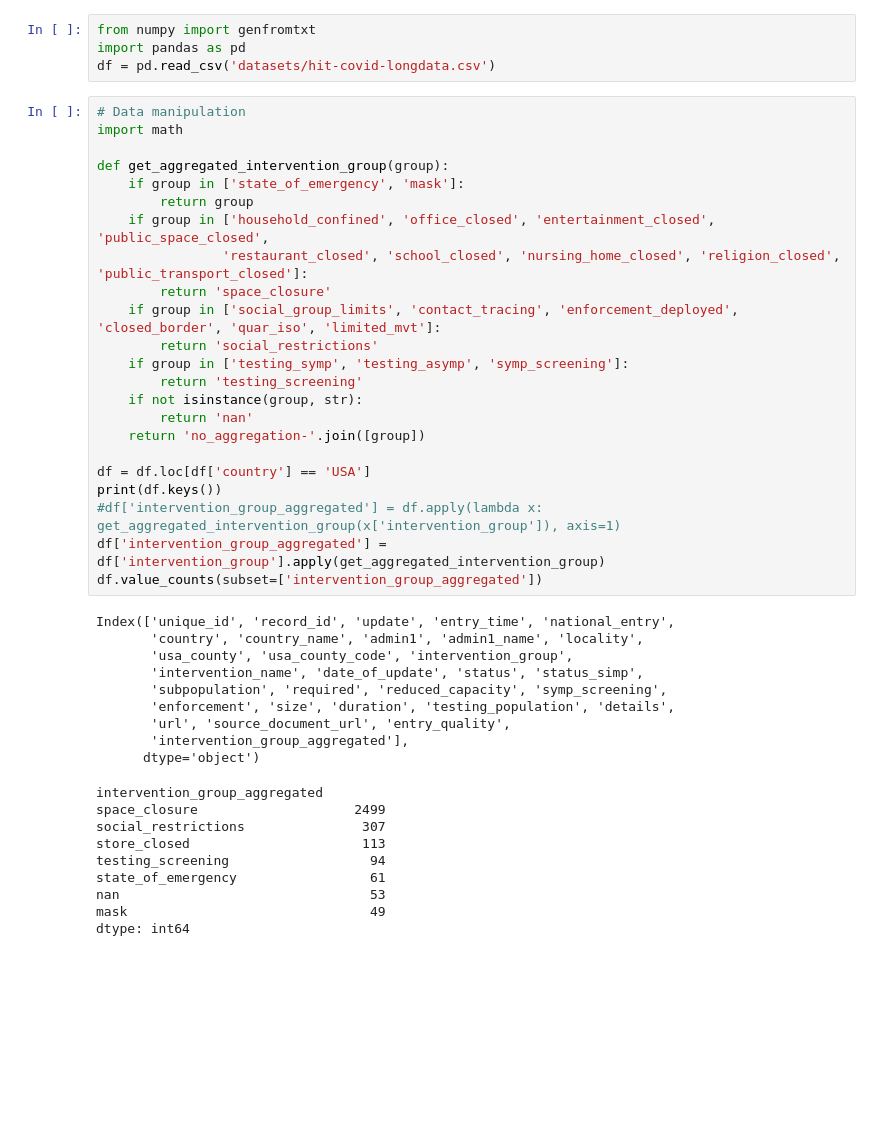
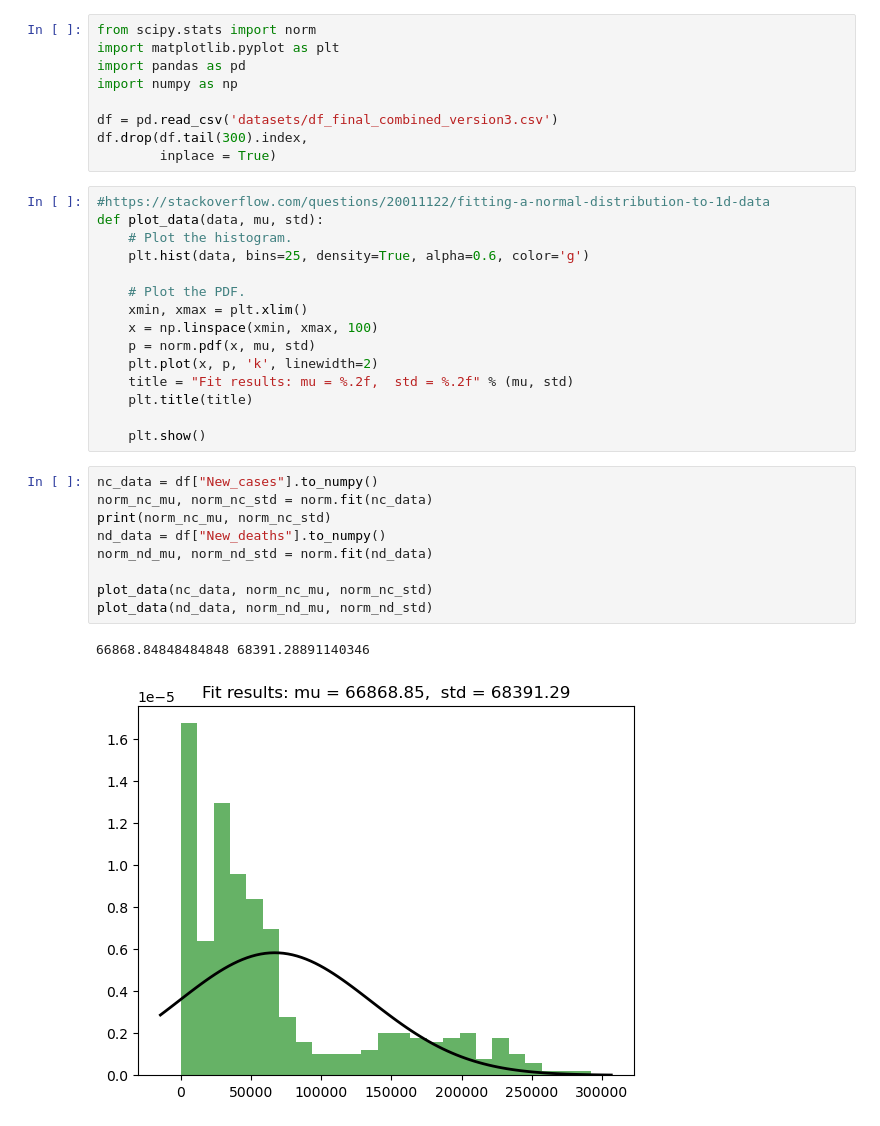
Before and after one commit to aorlowski-cu/csci5822-covid, a Jupyter notebook: covid.ipynb, the cells around one changed output. Saved outputs shown, nothing was run; the diff lists cells and outputs as text; blank space fills up the shorter version.

Commit message:
update to handle latest dataset

```diff
--- a/covid.ipynb
+++ b/covid.ipynb
@@ -1,46 +1,36 @@
 # %%
-from numpy import genfromtxt
+from scipy.stats import norm
+import matplotlib.pyplot as plt
 import pandas as pd
-df = pd.read_csv('datasets/hit-covid-longdata.csv')
+import numpy as np
+
+df = pd.read_csv('datasets/df_final_combined_version3.csv')
+df.drop(df.tail(300).index,
+        inplace = True)
-# %%
-# Data manipulation
-import math
-
-def get_aggregated_intervention_group(group):
-    if group in ['state_of_emergency', 'mask']:
-        return group
-    if group in ['household_confined', 'office_closed', 'entertainment_closed', 'public_space_closed',
-                'restaurant_closed', 'school_closed', 'nursing_home_closed', 'religion_closed', 'public_transport_closed']:
-        return 'space_closure'
-    if group in ['social_group_limits', 'contact_tracing', 'enforcement_deployed', 'closed_border', 'quar_iso', 'limited_mvt']:
-        return 'social_restrictions'
-    if group in ['testing_symp', 'testing_asymp', 'symp_screening']:
-        return 'testing_screening'
-    if not isinstance(group, str):
-        return 'nan'
-    return 'no_aggregation-'.join([group])
-
-df = df.loc[df['country'] == 'USA']
-print(df.keys())
-#df['intervention_group_aggregated'] = df.apply(lambda x: get_aggregated_intervention_group(x['intervention_group']), axis=1)
-df['intervention_group_aggregated'] = df['intervention_group'].apply(get_aggregated_intervention_group)
-df.value_counts(subset=['intervention_group_aggregated'])
-# %% [output]
-Index(['unique_id', 'record_id', 'update', 'entry_time', 'national_entry',
-       'country', 'country_name', 'admin1', 'admin1_name', 'locality',
-       'usa_county', 'usa_county_code', 'intervention_group',
-       'intervention_name', 'date_of_update', 'status', 'status_simp',
-       'subpopulation', 'required', 'reduced_capacity', 'symp_screening',
-       'enforcement', 'size', 'duration', 'testing_population', 'details',
-       'url', 'source_document_url', 'entry_quality',
-       'intervention_group_aggregated'],
-      dtype='object')
-intervention_group_aggregated
-space_closure                    2499
-social_restrictions               307
-store_closed                      113
-testing_screening                  94
-state_of_emergency                 61
-nan                                53
-mask                               49
-dtype: int64
+# %%
+#https://stackoverflow.com/questions/20011122/fitting-a-normal-distribution-to-1d-data
+def plot_data(data, mu, std):
+    # Plot the histogram.
+    plt.hist(data, bins=25, density=True, alpha=0.6, color='g')
+
+    # Plot the PDF.
+    xmin, xmax = plt.xlim()
+    x = np.linspace(xmin, xmax, 100)
+    p = norm.pdf(x, mu, std)
+    plt.plot(x, p, 'k', linewidth=2)
+    title = "Fit results: mu = %.2f,  std = %.2f" % (mu, std)
+    plt.title(title)
+
+    plt.show()
+# %%
+nc_data = df["New_cases"].to_numpy()
+norm_nc_mu, norm_nc_std = norm.fit(nc_data)
+print(norm_nc_mu, norm_nc_std)
+nd_data = df["New_deaths"].to_numpy()
+norm_nd_mu, norm_nd_std = norm.fit(nd_data)
+
+plot_data(nc_data, norm_nc_mu, norm_nc_std)
+plot_data(nd_data, norm_nd_mu, norm_nd_std)
+# %% [output]
+66868.84848484848 68391.28891140346
+[figure, added]
```
Also changed, not shown: parts of 3 cells of this notebook, 1 other file.
